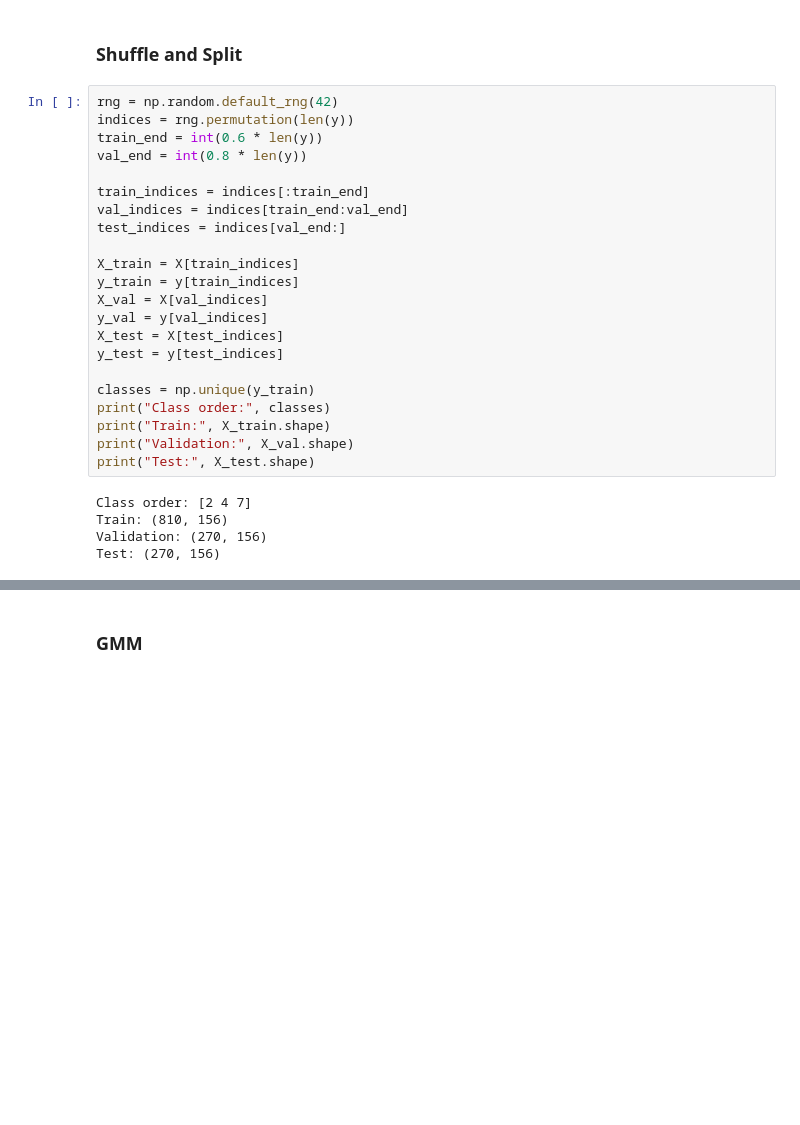
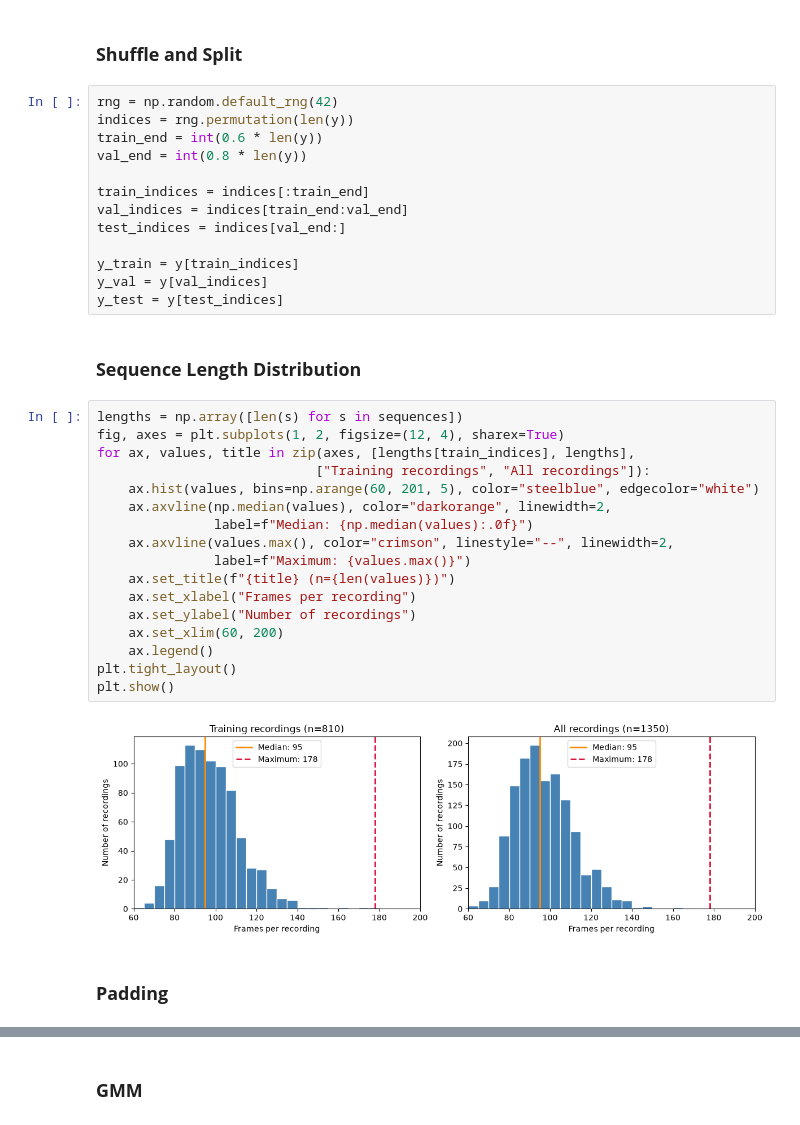
Before and after one commit to ARIMAAN/PRML, a Jupyter notebook: Assignment_8/tdigits.ipynb, the cells around one changed output, grey strips where cells are left out. Saved outputs shown, nothing was run; the diff lists cells and outputs as text; blank space fills up the shorter version.

```diff
--- a/Assignment_8/tdigits.ipynb
+++ b/Assignment_8/tdigits.ipynb
@@ -36,20 +54,29 @@ train_indices = indices[:train_end]
 val_indices = indices[train_end:val_end]
 test_indices = indices[val_end:]
 
-X_train = X[train_indices]
 y_train = y[train_indices]
-X_val = X[val_indices]
 y_val = y[val_indices]
-X_test = X[test_indices]
 y_test = y[test_indices]
-
-classes = np.unique(y_train)
-print("Class order:", classes)
-print("Train:", X_train.shape)
-print("Validation:", X_val.shape)
-print("Test:", X_test.shape)
-# %% [output]
-Class order: [2 4 7]
-Train: (810, 156)
-Validation: (270, 156)
-Test: (270, 156)
+# %% [markdown]
+### **Sequence Length Distribution**
+# %%
+lengths = np.array([len(s) for s in sequences])
+fig, axes = plt.subplots(1, 2, figsize=(12, 4), sharex=True)
+for ax, values, title in zip(axes, [lengths[train_indices], lengths],
+                            ["Training recordings", "All recordings"]):
+    ax.hist(values, bins=np.arange(60, 201, 5), color="steelblue", edgecolor="white")
+    ax.axvline(np.median(values), color="darkorange", linewidth=2,
+               label=f"Median: {np.median(values):.0f}")
+    ax.axvline(values.max(), color="crimson", linestyle="--", linewidth=2,
+               label=f"Maximum: {values.max()}")
+    ax.set_title(f"{title} (n={len(values)})")
+    ax.set_xlabel("Frames per recording")
+    ax.set_ylabel("Number of recordings")
+    ax.set_xlim(60, 200)
+    ax.legend()
+plt.tight_layout()
+plt.show()
+# %% [output]
+[figure, added]
+# %% [markdown]
+### **Padding**
```
Also changed, not shown: parts of 32 cells of this notebook, 3 other files.
